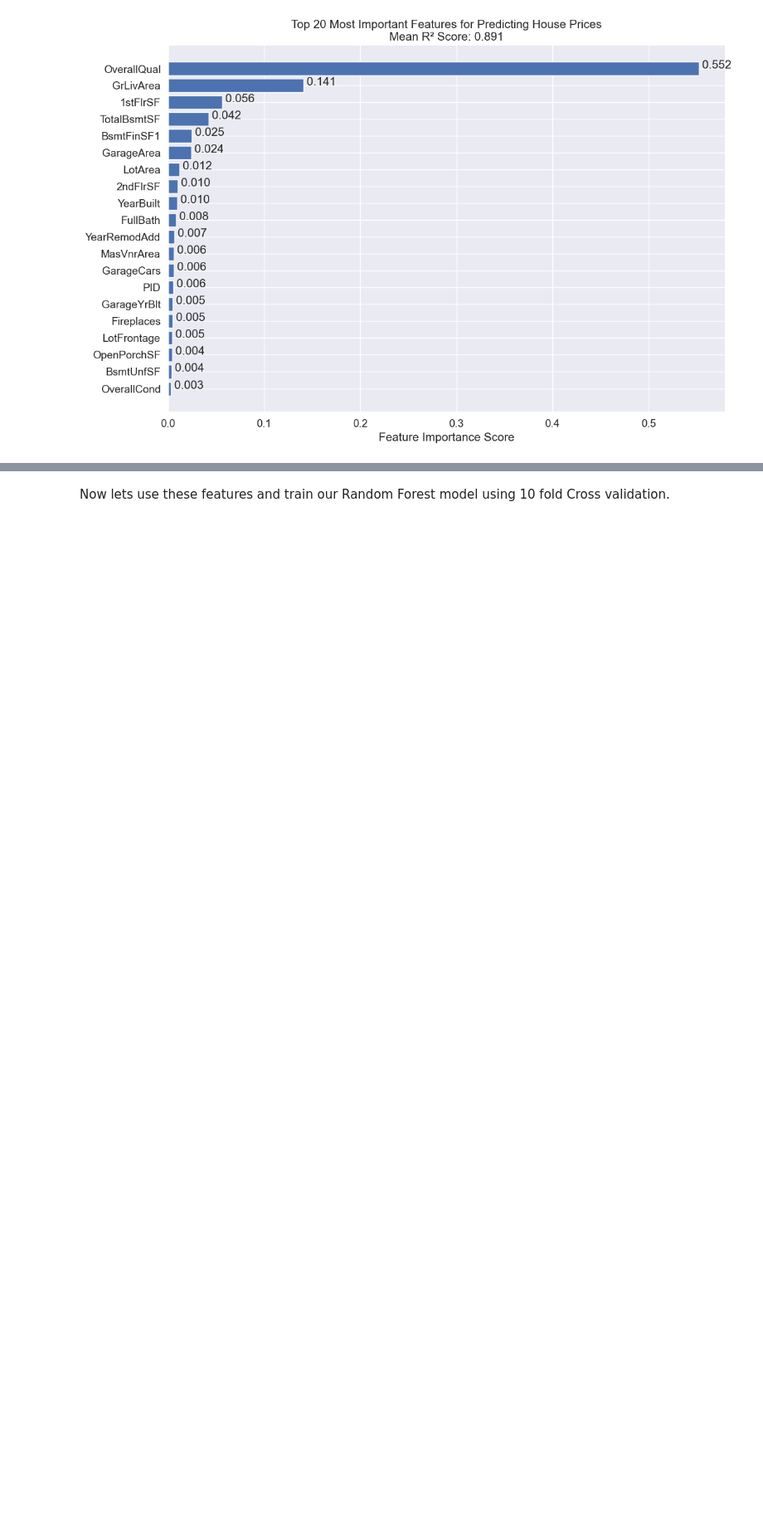
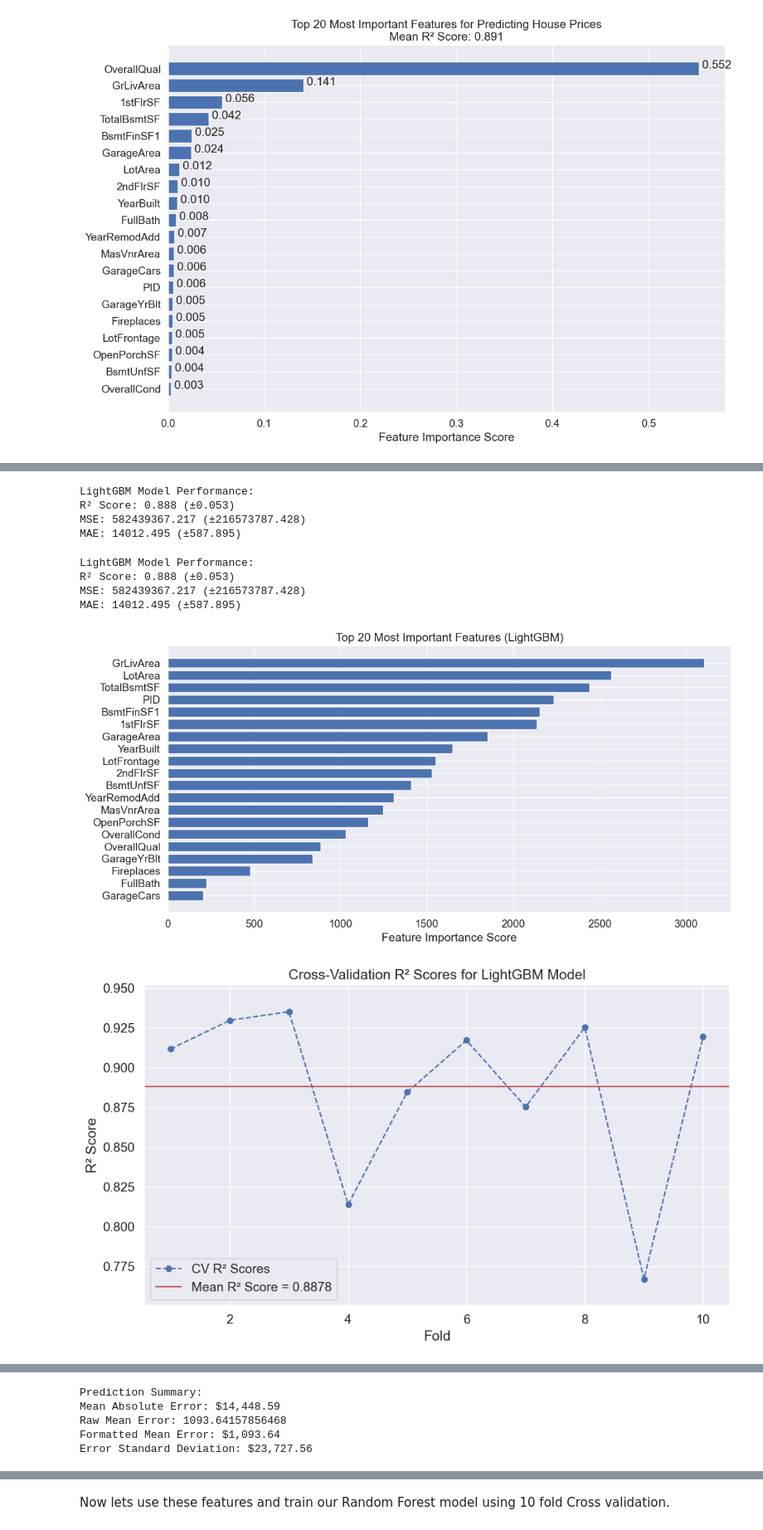
Before and after one commit to haidermumtaz/Machine-Learning-Project, a Jupyter notebook: housing_data_analysis.ipynb, the cells around one changed output, grey strips where cells are left out. Shown at 83% size. Drawn from its saved outputs; the diff is of its cells as text; code cells hidden in the pictures; blank space fills up the shorter version.

```diff
--- a/housing_data_analysis.ipynb
+++ b/housing_data_analysis.ipynb
@@ -297,0 +401,34 @@ Top 10 Most Important Features:
+# %%
+# First, train the model using your cleaned data and top features
+lgb_results = model.lgb_train_model(
+    data=train_data,
+    target_column='SalePrice',
+    features=top_features
+)
+# Print the performance metrics
+print("\nLightGBM Model Performance:")
+print(f"R² Score: {lgb_results['scores']['mean_r2']:.3f} (±{lgb_results['scores']['std_r2']:.3f})")
+print(f"MSE: {lgb_results['scores']['mean_mse']:.3f} (±{lgb_results['scores']['std_mse']:.3f})")
+print(f"MAE: {lgb_results['scores']['mean_mae']:.3f} (±{lgb_results['scores']['std_mae']:.3f})")
+# %% [output]
+LightGBM Model Performance:
+R² Score: 0.888 (±0.053)
+MSE: 582439367.217 (±216573787.428)
+MAE: 14012.495 (±587.895)
+# %%
+model.plot_lgb_results(lgb_results)
+model.plot_lgb_cv_results(lgb_results['fold_scores'], lgb_results['scores'])
+lgb_predictions = model.lgb_make_predictions(
+    model=lgb_results['model'],
+    data=test_data,
+    features=top_features,
+    target_column='SalePrice',
+    log_transformed=False
+)
+# %% [output]
+LightGBM Model Performance:
+R² Score: 0.888 (±0.053)
+MSE: 582439367.217 (±216573787.428)
+MAE: 14012.495 (±587.895)
+[figure, added]
+[figure, added]
@@ -297,0 +436,5 @@ Top 10 Most Important Features:
+Prediction Summary:
+Mean Absolute Error: $14,448.59
+Raw Mean Error: 1093.64157856468
+Formatted Mean Error: $1,093.64
+Error Standard Deviation: $23,727.56
```
Also changed, not shown: parts of 15 cells of this notebook, 3 other files.
